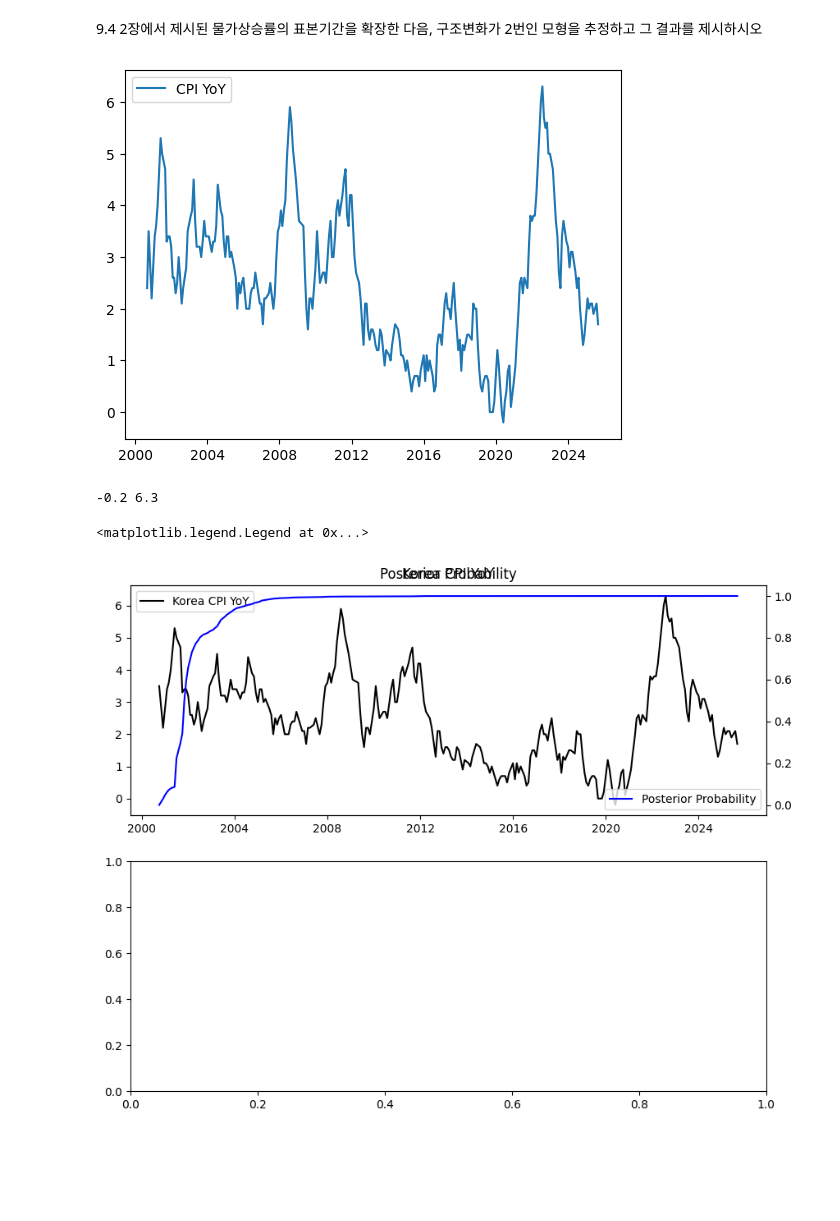
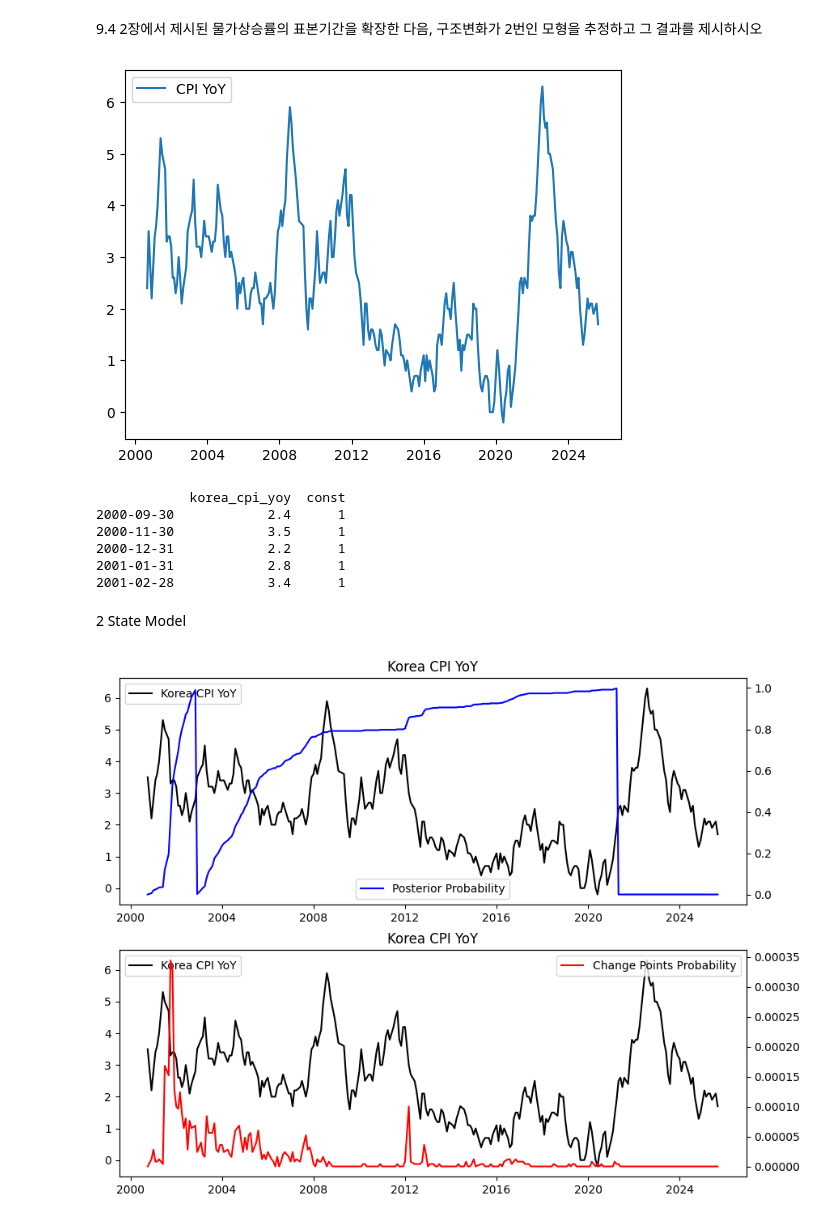
Before and after one commit to Green-grape/baysian_econometric, a Jupyter notebook: chapter9_highend_timeseries_model/markov_switching_model.ipynb, the cells around one changed output. Saved outputs shown, nothing was run; the diff lists cells and outputs as text; code cells hidden in the pictures; blank space fills up the shorter version.

Commit message:
[update] code 구조 변경, 3 state 모델링 작성

```diff
--- a/chapter9_highend_timeseries_model/markov_switching_model.ipynb
+++ b/chapter9_highend_timeseries_model/markov_switching_model.ipynb
@@ -14,15 +14,23 @@ import matplotlib.pyplot as plt
 plt.plot(data.index, data['korea_cpi_yoy'], label='CPI YoY')
 plt.legend()
 plt.show()
-print(data['korea_cpi_yoy'].min(), data['korea_cpi_yoy'].max())
 # %% [output]
 [figure]
--0.2 6.3
 # %%
 y=data['korea_cpi_yoy'].iloc[1:]
 x=data['korea_cpi_yoy'].shift(1).iloc[1:].to_frame()
 x['const']=1
 x.dropna(inplace=True)
+print(x.head())
+# %% [output]
+            korea_cpi_yoy  const
+2000-09-30            2.4      1
+2000-11-30            3.5      1
+2000-12-31            2.2      1
+2001-01-31            2.8      1
+2001-02-28            3.4      1
+# %% [markdown]
+2 State Model
 # %%
 from scipy.stats import invgamma, multivariate_normal, norm, beta
 
@@ -194,16 +211,23 @@ for i in tqdm(range(total_samples)):
 # %%
 import matplotlib.pyplot as plt
+
+change_points_cnt=change_points_cnt/(n_samples)
 
 fig, axes=plt.subplots(2, 1, figsize=(10, 8))
 axes[0].plot(y.index, y, label='Korea CPI YoY', color='black')
 axes[0].set_title('Korea CPI YoY')
 axes[0].legend()
 ax2=axes[0].twinx()
 post_states=state_samples.iloc[burn_in:, :]
-post_prob=post_states.mean()-1
+post_prob=post_states.mean()-post_states.mean().astype(int)
 ax2.plot(y.index, post_prob, label='Posterior Probability', color='blue')
-ax2.set_title('Posterior Probability')
 ax2.legend()
+axes[1].plot(y.index, y, label='Korea CPI YoY', color='black')
+axes[1].set_title('Korea CPI YoY')
+axes[1].legend()
+ax3=axes[1].twinx()
+ax3.plot(y.index, change_points_cnt, label='Change Points Probability', color='red')
+ax3.legend()
+plt.show()
 # %% [output]
-<matplotlib.legend.Legend at 0x...>
-[figure, old version]
+[figure, new version]
```
Also changed, not shown: parts of 3 cells of this notebook.
